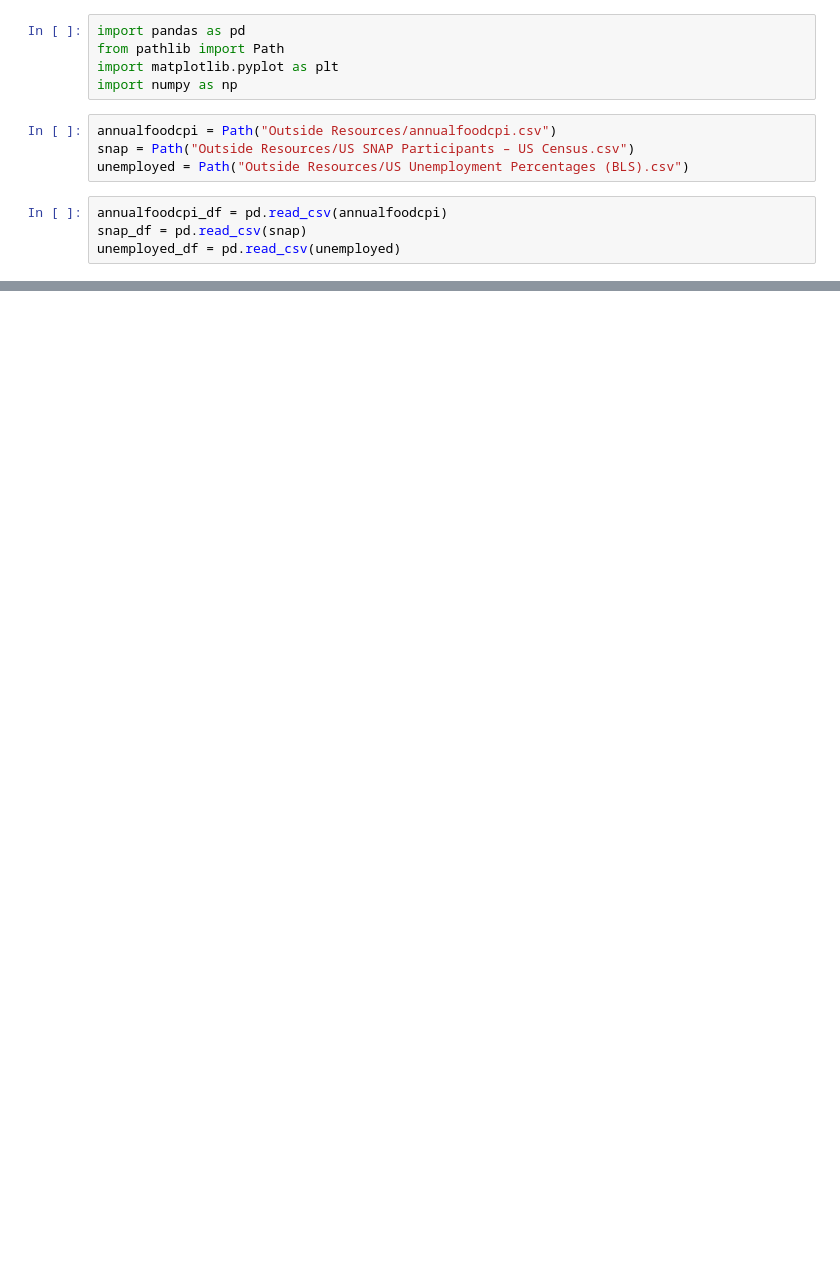
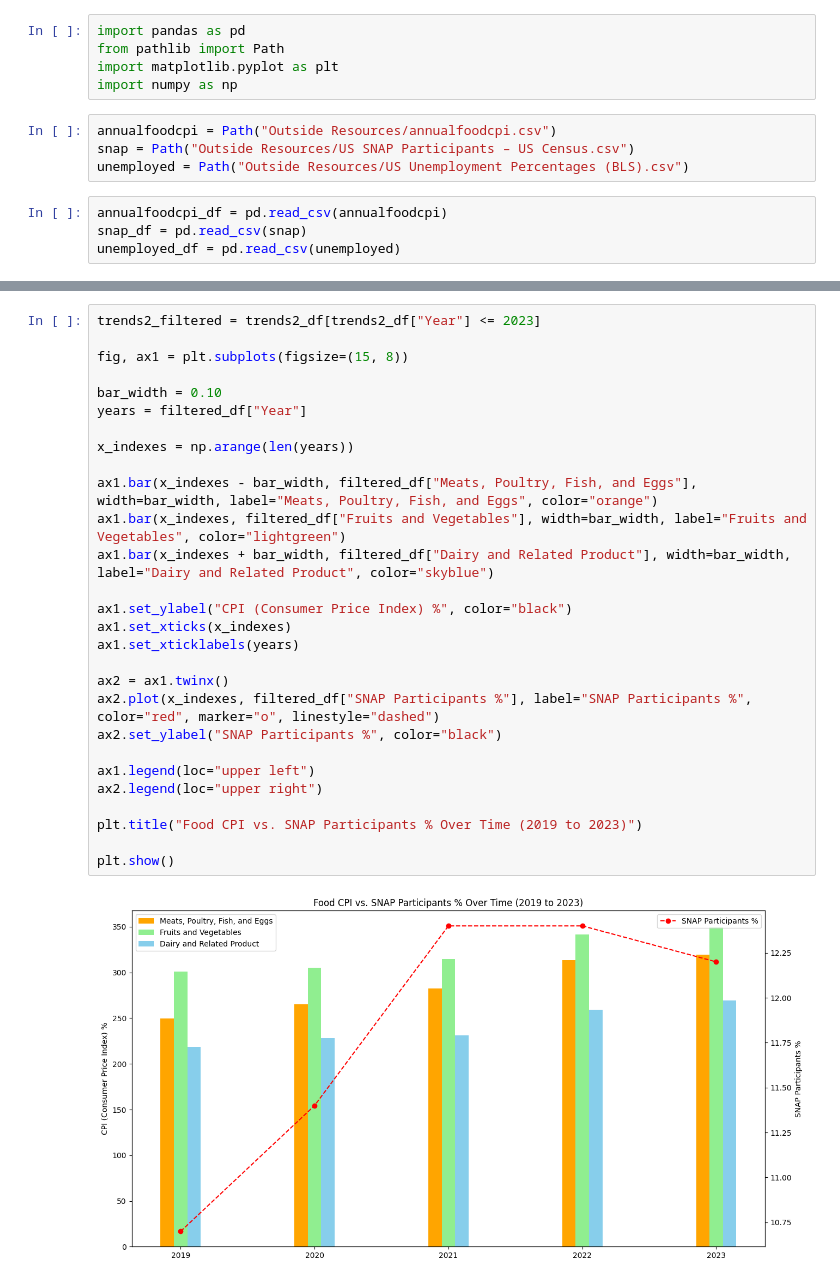
Before and after one commit to leowheeler1/InflationTrendsAnalysis, a Jupyter notebook: trendfactors.ipynb, the cells around one changed output, grey strips where cells are left out. Saved outputs shown, nothing was run; the diff lists cells and outputs as text; blank space fills up the shorter version.

```diff
--- a/trendfactors.ipynb
+++ b/trendfactors.ipynb
@@ -119,0 +103,30 @@ plt.show()
+# %%
+trends2_filtered = trends2_df[trends2_df["Year"] <= 2023]
+
+fig, ax1 = plt.subplots(figsize=(15, 8))
+
+bar_width = 0.10
+years = filtered_df["Year"]
+
+x_indexes = np.arange(len(years))
+
+ax1.bar(x_indexes - bar_width, filtered_df["Meats, Poultry, Fish, and Eggs"], width=bar_width, label="Meats, Poultry, Fish, and Eggs", color="orange")
+ax1.bar(x_indexes, filtered_df["Fruits and Vegetables"], width=bar_width, label="Fruits and Vegetables", color="lightgreen")
+ax1.bar(x_indexes + bar_width, filtered_df["Dairy and Related Product"], width=bar_width, label="Dairy and Related Product", color="skyblue")
+
+ax1.set_ylabel("CPI (Consumer Price Index) %", color="black")
+ax1.set_xticks(x_indexes)
+ax1.set_xticklabels(years)
+
+ax2 = ax1.twinx()
+ax2.plot(x_indexes, filtered_df["SNAP Participants %"], label="SNAP Participants %", color="red", marker="o", linestyle="dashed")
+ax2.set_ylabel("SNAP Participants %", color="black")
+
+ax1.legend(loc="upper left")
+ax2.legend(loc="upper right")
+
+plt.title("Food CPI vs. SNAP Participants % Over Time (2019 to 2023)")
+
+plt.show()
+# %% [output]
+[figure, added]
```
Also changed, not shown: parts of 5 cells of this notebook.
